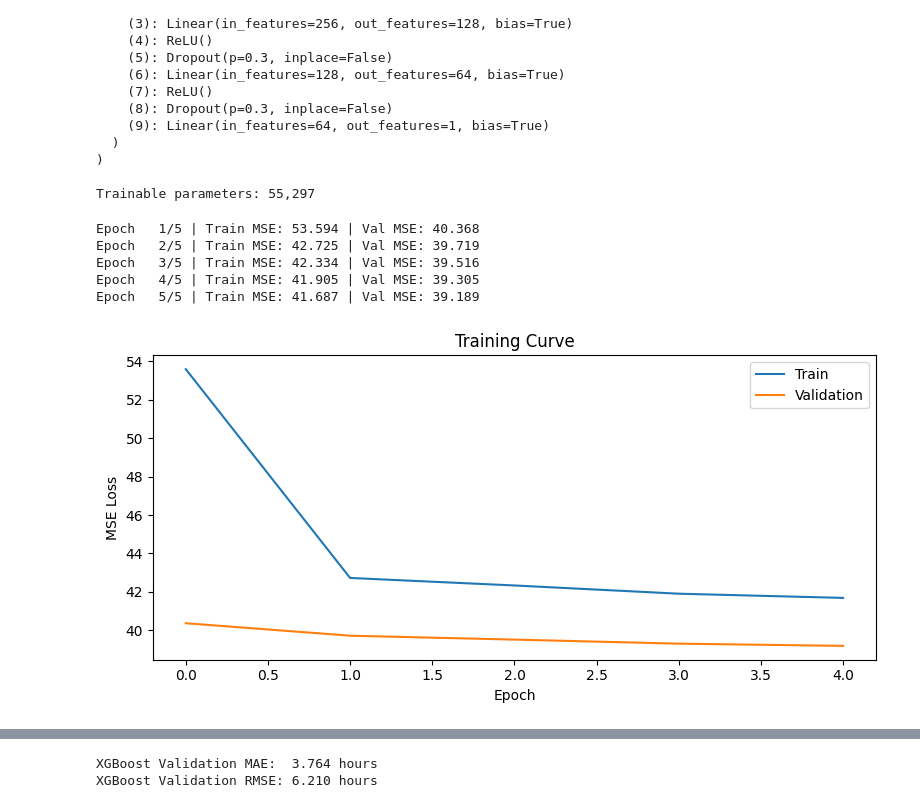
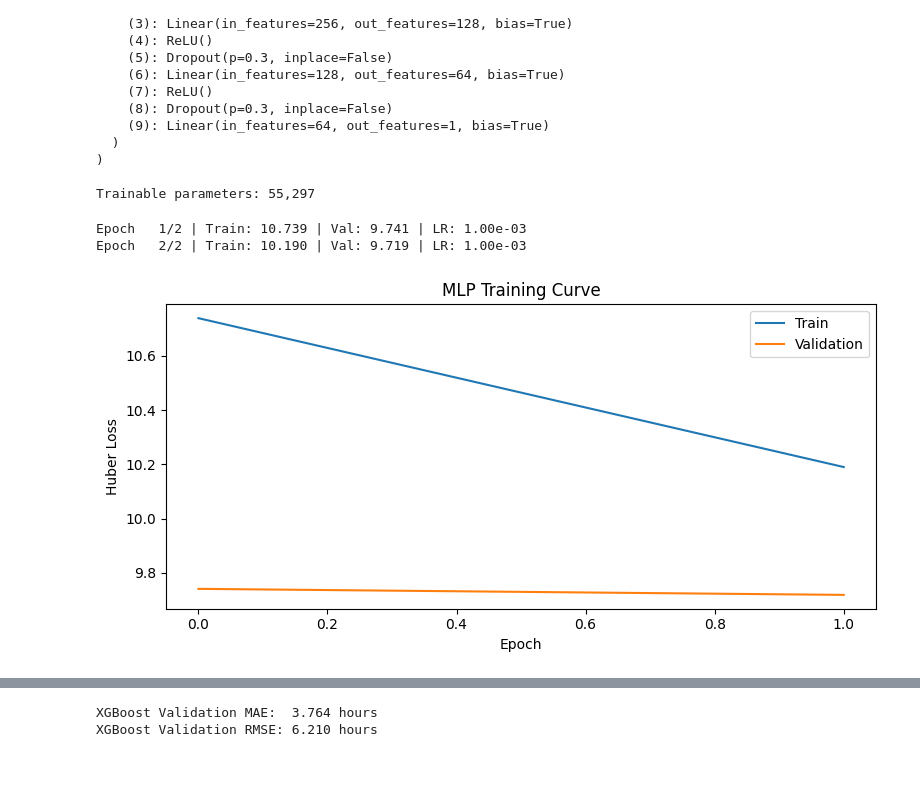
Before and after one commit to alicoppe/deep-learning-imputation, a Jupyter notebook: notebooks/mika/length_of_stay_prediction.ipynb, the cells around one changed output, grey strips where cells are left out. Drawn from its saved outputs; the diff is of its cells as text; code cells hidden in the pictures; blank space fills up the shorter version.

```diff
--- a/notebooks/mika/length_of_stay_prediction.ipynb
+++ b/notebooks/mika/length_of_stay_prediction.ipynb
@@ -140,7 +140,7 @@ print(df['stay_len'].describe())
 df.drop(columns=['intime_dt', 'outtime_dt'], inplace=True)
 
 # --- Set N_SAMPLE = None to train on the full dataset ---
-N_SAMPLE = 50_000
+N_SAMPLE = None
 if N_SAMPLE is not None:
     df = df.sample(n=N_SAMPLE, random_state=42)
     print(f"\nSubsampled to {N_SAMPLE} rows for fast testing.")
@@ -290,8 +287,11 @@ class MLP(nn.Module):
 # %%
 input_dim = X_train.shape[1]
 model     = MLP(input_dim, hidden_dims=[256, 128, 64], dropout=0.3)
-criterion = nn.MSELoss()
+criterion = nn.HuberLoss(delta=5.0)   # robust to outliers: quadratic ≤5h error, linear beyond
 optimizer = torch.optim.Adam(model.parameters(), lr=1e-3, weight_decay=1e-4)
+scheduler = torch.optim.lr_scheduler.ReduceLROnPlateau(
+    optimizer, mode='min', patience=3, factor=0.5, min_lr=1e-5
+)
 
 print(model)
 print(f"\nTrainable parameters: {sum(p.numel() for p in model.parameters() if p.requires_grad):,}")
@@ -313,44 +313,44 @@ MLP(
 
 Trainable parameters: 55,297
 # %%
-EPOCHS = 5
+EPOCHS = 2
 train_losses, val_losses = [], []
 
 for epoch in range(EPOCHS):
     model.train()
     running_loss = 0.0
     for X_batch, y_batch in train_loader:
         optimizer.zero_grad()
         pred = model(X_batch).squeeze()
         loss = criterion(pred, y_batch)
         loss.backward()
         optimizer.step()
         running_loss += loss.item() * len(X_batch)
 
     model.eval()
     with torch.no_grad():
         val_pred_t = model(torch.tensor(X_val, dtype=torch.float32)).squeeze()
         val_loss   = criterion(val_pred_t, torch.tensor(y_val, dtype=torch.float32)).item()
 
     train_losses.append(running_loss / len(train_dataset))
     val_losses.append(val_loss)
-    print(f"Epoch {epoch+1:3d}/{EPOCHS} | Train MSE: {train_losses[-1]:.3f} | Val MSE: {val_loss:.3f}")
+    scheduler.step(val_loss)
+
+    lr = optimizer.param_groups[0]['lr']
+    print(f"Epoch {epoch+1:3d}/{EPOCHS} | Train: {train_losses[-1]:.3f} | Val: {val_loss:.3f} | LR: {lr:.2e}")
 
 plt.figure(figsize=(8, 4))
 plt.plot(train_losses, label='Train')
 plt.plot(val_losses, label='Validation')
 plt.xlabel('Epoch')
-plt.ylabel('MSE Loss')
-plt.title('Training Curve')
+plt.ylabel('Huber Loss')
+plt.title('MLP Training Curve')
 plt.legend()
 plt.tight_layout()
 # %% [output]
-Epoch   1/5 | Train MSE: 53.594 | Val MSE: 40.368
-Epoch   2/5 | Train MSE: 42.725 | Val MSE: 39.719
-Epoch   3/5 | Train MSE: 42.334 | Val MSE: 39.516
-Epoch   4/5 | Train MSE: 41.905 | Val MSE: 39.305
-Epoch   5/5 | Train MSE: 41.687 | Val MSE: 39.189
+Epoch   1/2 | Train: 10.739 | Val: 9.741 | LR: 1.00e-03
+Epoch   2/2 | Train: 10.190 | Val: 9.719 | LR: 1.00e-03
-[figure, old version]
+[figure, new version]
 # %%
 model.eval()
 with torch.no_grad():
```
Also changed, not shown: parts of 7 cells of this notebook.
